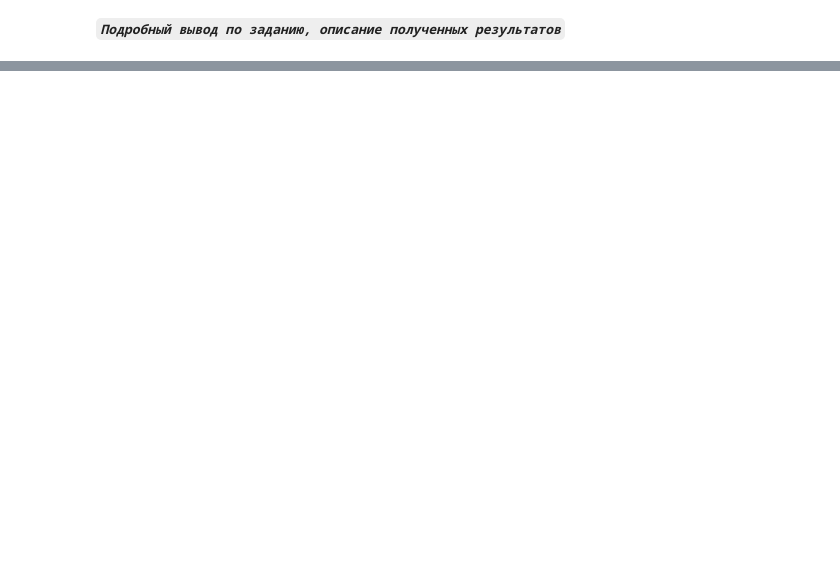
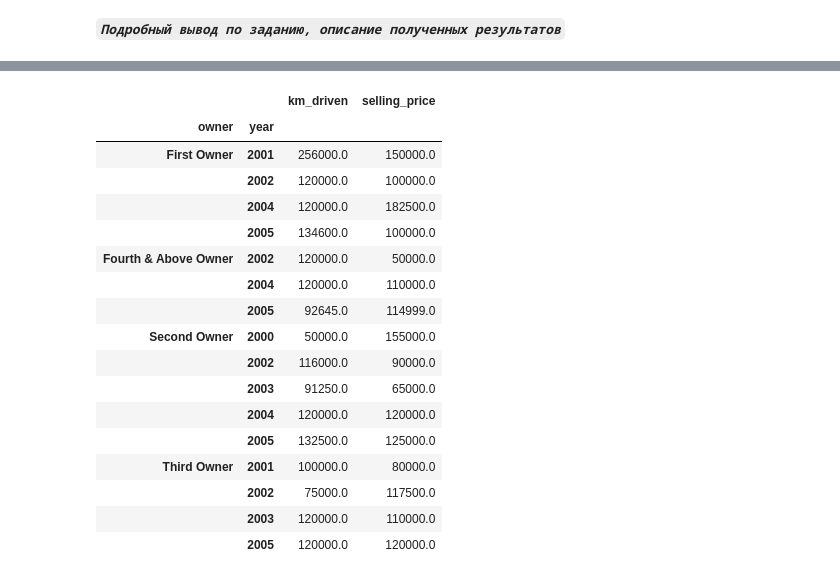
Before and after one commit to NeonNik2245/guap_homework_public, a Jupyter notebook: data_analyze/lab_1/ЛР1_Пахомчик_11.ipynb, the cells around one changed output, grey strips where cells are left out. Drawn from its saved outputs; the diff is of its cells as text; code cells hidden in the pictures; blank space fills up the shorter version.

```diff
--- a/data_analyze/lab_1/ЛР1_Пахомчик_11.ipynb
+++ b/data_analyze/lab_1/ЛР1_Пахомчик_11.ipynb
@@ -550,0 +670,16 @@ pivot_data.round(2)
+# %%
+# Задание 19
+# Создать столбец “Категория года (year)” (с помощью категоризации).
+# Выделить минимум 3 категории (старая, новая, средняя), фильтрацию для года выбрать самостоятельно, аргументировать выбор.
+# Создать столбец “Категория стоимости (price)” (с помощью категоризации).
+#    Выделить минимум 3 категории (низкая, высокая, средняя), фильтрацию для уровня цены выбрать самостоятельно, аргументировать выбор.
+# Создать сводную таблицу: средний, медианный пробег по категории года и категории стоимости.
+
+df.loc[:, 'year_category'] = pd.cut(df.loc[:,'year'], bins=[0, 2000, 2015, float('inf')],
+                                     labels = ['old', 'medium', 'new'])
+# До 2000 года старые автомобили из 19 века, до 2015 нормальные, машины меньше 10 лет - новые.
+
+# Категория стоимости уже есть
+
+pivot_table = df.pivot_table(index = ['year_category', 'price_category'], values = 'km_driven', aggfunc = ['mean', 'median'], observed=True).round(2)
+pivot_table
@@ -550,0 +699,62 @@ pivot_data.round(2)
+# %%
+# Создать столбец “Категория стоимости (price)” (с помощью категоризации). Выделить минимум 3 категории (низкая, высокая, средняя),
+# фильтрацию для уровня цены выбрать самостоятельно, аргументировать выбор.
+
+# Отфильтровать набор данных. Выбрать только записи, где категория цены= низкая и высокая
+# + выбрать 2 типа топлива с максимальной медианной стоимостью
+# + transmission c максимальным количеством записей
+# + год в определенном диапазоне (диапазон выбрать самостоятельно, чтобы получить в выборке достаточное количество записей).
+
+# Создать сводные таблицы: owner, year- средний пробег и медианная цена.
+
+###
+
+filtered_df = df[(df['price_category'].isin(['little_price','large_price']))]
+
+# filtered_df.loc[
+fuel_filter = filtered_df.groupby(by='fuel')['selling_price'].median().nlargest(2).index
+# .nlargest(2).index
+    # ]
+
+transmission_filter = filtered_df.groupby(by='transmission')['selling_price'].count().nlargest(1).index
+
+year_filter = [2000, 2001, 2002, 2003, 2004, 2005]
+#filtered_df.groupby(by='year')['selling_price'].count().nlargest(5).index
+
+fully_filtered_df = filtered_df[
+    (filtered_df['year'].isin(year_filter))
+    &(filtered_df['fuel'].isin(fuel_filter))
+    &(filtered_df['transmission'].isin(transmission_filter))]
+
+
+# Чтобы применить несколько функций - кидаем в aggfunc словарь с столбцом и именем функции
+pivot_table = fully_filtered_df.pivot_table(index = ['owner', 'year'],
+                                            values = ['km_driven', 'selling_price'],
+                                            aggfunc = {'km_driven':'mean',
+                                                        'selling_price':'median'},
+                                            observed=True).round(2)
+
+# fuel_filter
+# filtered_df
+# transmission_filter
+# fully_filtered_df
+pivot_table
+# %% [output]
+|  |  | km_driven | selling_price |
+| owner | year |  |  |
+| First Owner | 2001 | 256000.0 | 150000.0 |
+|  | 2002 | 120000.0 | 100000.0 |
+|  | 2004 | 120000.0 | 182500.0 |
+|  | 2005 | 134600.0 | 100000.0 |
+| Fourth & Above Owner | 2002 | 120000.0 | 50000.0 |
+|  | 2004 | 120000.0 | 110000.0 |
+|  | 2005 | 92645.0 | 114999.0 |
+| Second Owner | 2000 | 50000.0 | 155000.0 |
+|  | 2002 | 116000.0 | 90000.0 |
+|  | 2003 | 91250.0 | 65000.0 |
+|  | 2004 | 120000.0 | 120000.0 |
+|  | 2005 | 132500.0 | 125000.0 |
+| Third Owner | 2001 | 100000.0 | 80000.0 |
+|  | 2002 | 75000.0 | 117500.0 |
+|  | 2003 | 120000.0 | 110000.0 |
+|  | 2005 | 120000.0 | 120000.0 |
```
Also changed, not shown: parts of 7 cells of this notebook.
